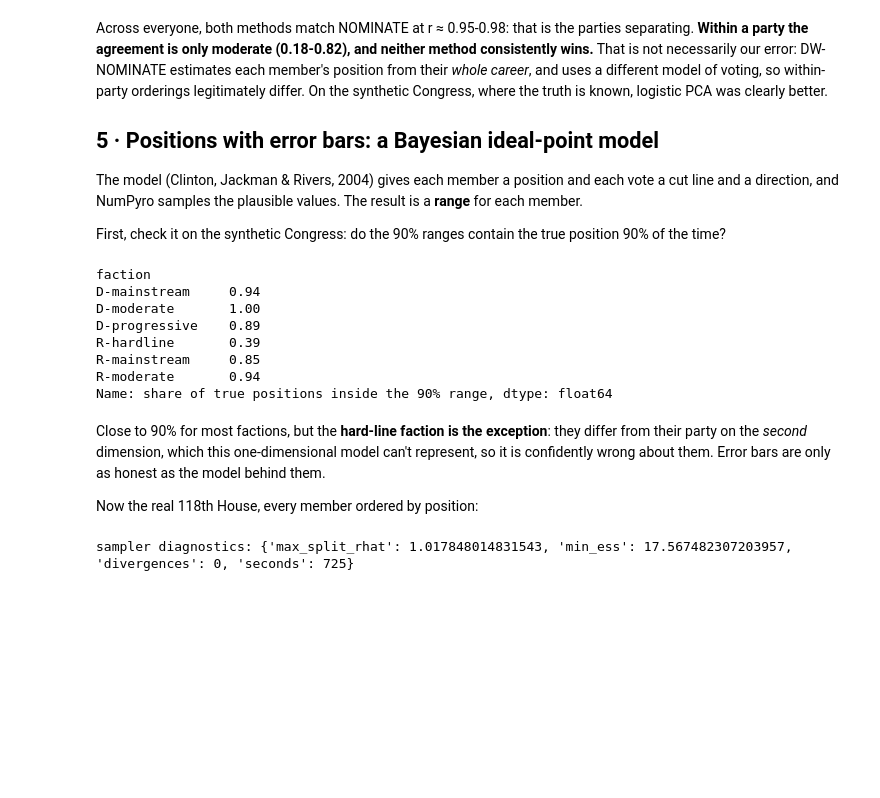
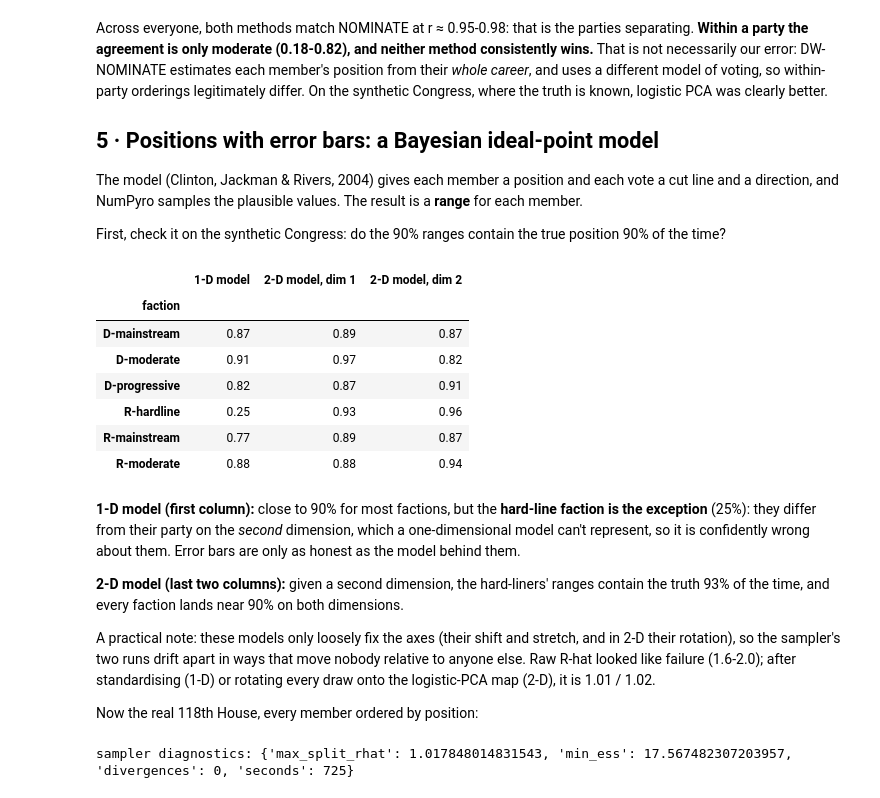
Before and after one commit to godot107/ideology-clusters, a Jupyter notebook: notebooks/01_positions.ipynb, the cells around one changed output. Cells and saved outputs as stored; diff of their text form; code cells hidden in the pictures; blank space fills up the shorter version.

```diff
--- a/notebooks/01_positions.ipynb
+++ b/notebooks/01_positions.ipynb
@@ -141,25 +141,31 @@ The model (Clinton, Jackman & Rivers, 2004) gives each member a position and eac
 direction, and NumPyro samples the plausible values. The result is a **range** for each member.
 
 First, check it on the synthetic Congress: do the 90% ranges contain the true position 90% of the time?
-# %%
-from ideology import irt
-xs = np.load('data/sim_irt_x.npy'); s = irt.summarize(xs)
-a, b = np.polyfit(c.members.x1, s['mean'], 1); tt = a * c.members.x1.to_numpy() + b
-inside = (tt >= s['lo']) & (tt <= s['hi'])
-pd.Series(inside, index=c.members.faction).groupby(level=0).mean().round(2).rename('share of true positions inside the 90% range')
-# %% [output]
-faction
-D-mainstream     0.94
-D-moderate       1.00
-D-progressive    0.89
-R-hardline       0.39
-R-mainstream     0.85
-R-moderate       0.94
-Name: share of true positions inside the 90% range, dtype: float64
+# %%
+from ideology import irt
+# from scripts/fit_irt_synthetic.py: share of true positions inside each member's 90% range
+pd.read_csv('results/irt_synthetic_coverage.csv', index_col='faction').round(2)
+# %% [output]
+|  | 1-D model | 2-D model, dim 1 | 2-D model, dim 2 |
+| faction |  |  |  |
+| D-mainstream | 0.87 | 0.89 | 0.87 |
+| D-moderate | 0.91 | 0.97 | 0.82 |
+| D-progressive | 0.82 | 0.87 | 0.91 |
+| R-hardline | 0.25 | 0.93 | 0.96 |
+| R-mainstream | 0.77 | 0.89 | 0.87 |
+| R-moderate | 0.88 | 0.88 | 0.94 |
 # %% [markdown]
-Close to 90% for most factions, but the **hard-line faction is the exception**: they differ from their
-party on the *second* dimension, which this one-dimensional model can't represent, so it is confidently
-wrong about them. Error bars are only as honest as the model behind them.
+**1-D model (first column):** close to 90% for most factions, but the **hard-line faction is the exception**
+(25%): they differ from their party on the *second* dimension, which a one-dimensional model can't
+represent, so it is confidently wrong about them. Error bars are only as honest as the model behind them.
+
+**2-D model (last two columns):** given a second dimension, the hard-liners' ranges contain the truth 93%
+of the time, and every faction lands near 90% on both dimensions.
+
+A practical note: these models only loosely fix the axes (their shift and stretch, and in 2-D their
+rotation), so the sampler's two runs drift apart in ways that move nobody relative to anyone else. Raw
+R-hat looked like failure (1.6-2.0); after standardising (1-D) or rotating every draw onto the
+logistic-PCA map (2-D), it is 1.01 / 1.02.
 
 Now the real 118th House, every member ordered by position:
 # %%
```
Also changed, not shown: 15 other files.
